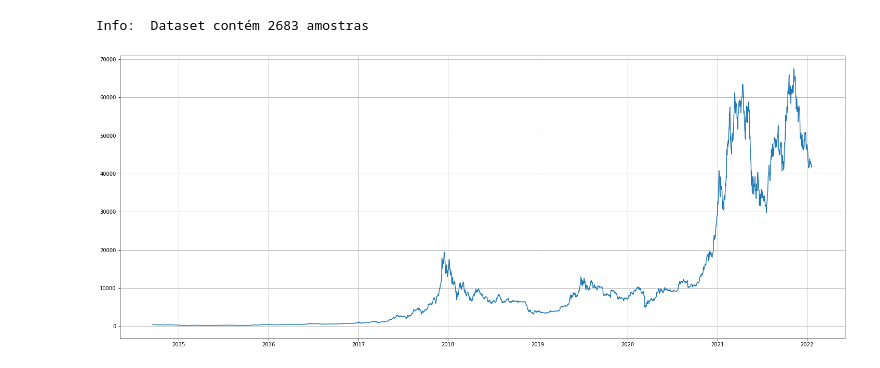
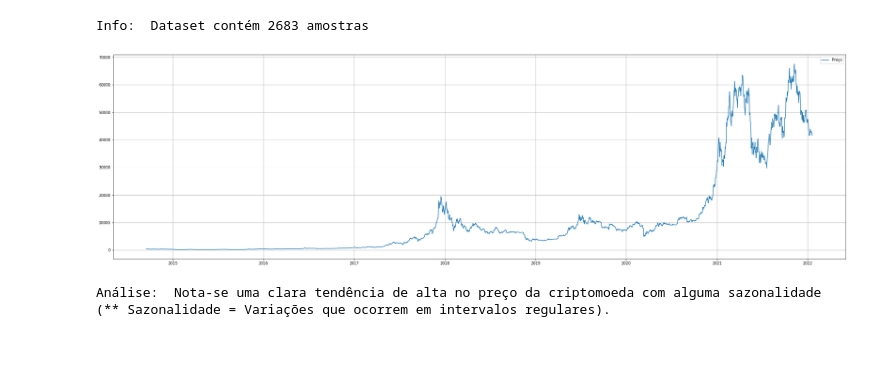
Before and after one commit to luanzitto/BitCoin_forecast, a Jupyter notebook: InitialExploration.ipynb, the cells around one changed output. Cells and saved outputs as stored; diff of their text form; code cells hidden in the pictures.

```diff
--- a/InitialExploration.ipynb
+++ b/InitialExploration.ipynb
@@ -79,11 +79,4 @@ print('\n\033[1mInfo: \033[0m Dataset contém {} amostras'.format(df.shape[0]))
 | 2014-09-25 | 411.574005 |
 | 2014-09-26 | 404.424988 |
 Info:  Dataset contém 2683 amostras
-# %%
-plt.figure(figsize=(25,10))
-plt.plot(df)
-plt.grid()
-plt.show()
-# %% [output]
-[figure, removed]
 # %%
@@ -90,2 +84,14 @@ plt.show()
 fig = px.area(df, title ="Variação de preço 2015 até 2022", labels=dict( Date="Data", value="Preço ($)", variable="Legenda"))
 fig.show()
+# %%
+#Plotagem gráfica com Matplotlib
+plt.figure(figsize=(35,10))
+plt.plot(df, label="Preço")
+plt.grid()
+plt.legend()
+plt.show()
+
+print('\n\033[1mAnálise: \033[0m Nota-se uma clara tendência de alta no preço da criptomoeda com alguma sazonalidade (** Sazonalidade = Variações que ocorrem em intervalos regulares).')
+# %% [output]
+[figure, added]
+Análise:  Nota-se uma clara tendência de alta no preço da criptomoeda com alguma sazonalidade (** Sazonalidade = Variações que ocorrem em intervalos regulares).
```
Also changed, not shown: parts of 6 cells of this notebook, 1 other file.
